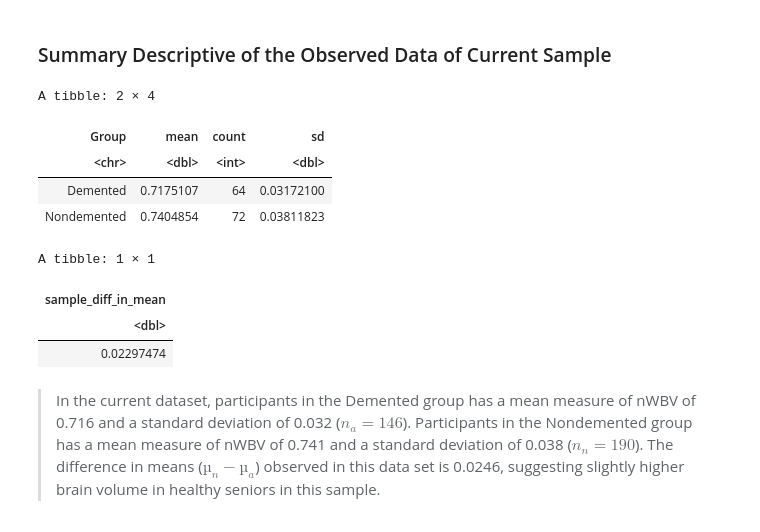
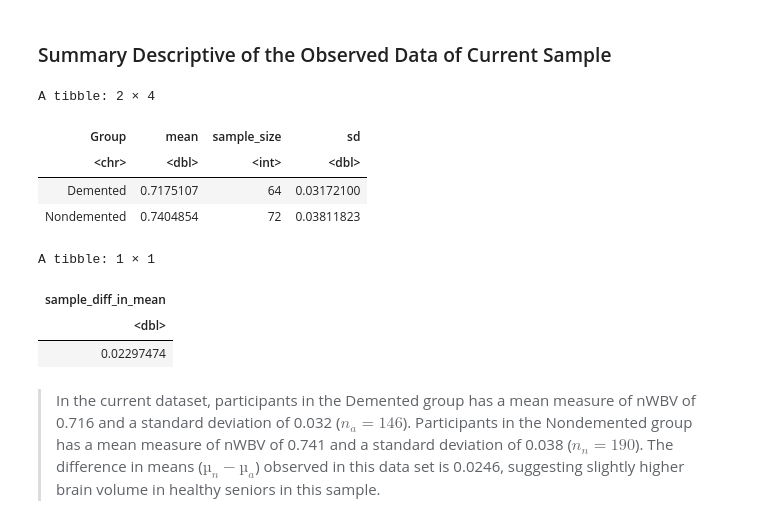
Before and after one commit to yuwangy/alzheimer_analysis, a Jupyter notebook: Project_Final_Submission.ipynb, the cells around one changed output. Cells and saved outputs as stored; diff of their text form; code cells hidden in the pictures.

```diff
--- a/Project_Final_Submission.ipynb
+++ b/Project_Final_Submission.ipynb
@@ -136,22 +139,22 @@ boxplot_nwbv
 # %%
 # Calculate descriptive statistic for dataset
 
 nWBV_descriptive <- nwbv |>
                 group_by(Group) |>
                 summarize(mean = mean(nWBV),
-                         count = n(),
+                         sample_size = n(),
                          sd = sd(nWBV))
 
 nWBV_descriptive
 
 
 sample_diff_in_mean <- nWBV_descriptive |>
 summarize(sample_diff_in_mean = mean[2] - mean[1])
 
 sample_diff_in_mean
 # %% [output]
 A tibble: 2 × 4
-| Group | mean | count | sd |
+| Group | mean | sample_size | sd |
 | <chr> | <dbl> | <int> | <dbl> |
 | Demented | 0.7175107 | 64 | 0.03172100 |
 | Nondemented | 0.7404854 | 72 | 0.03811823 |
```
Also changed, not shown: parts of 13 cells of this notebook.
